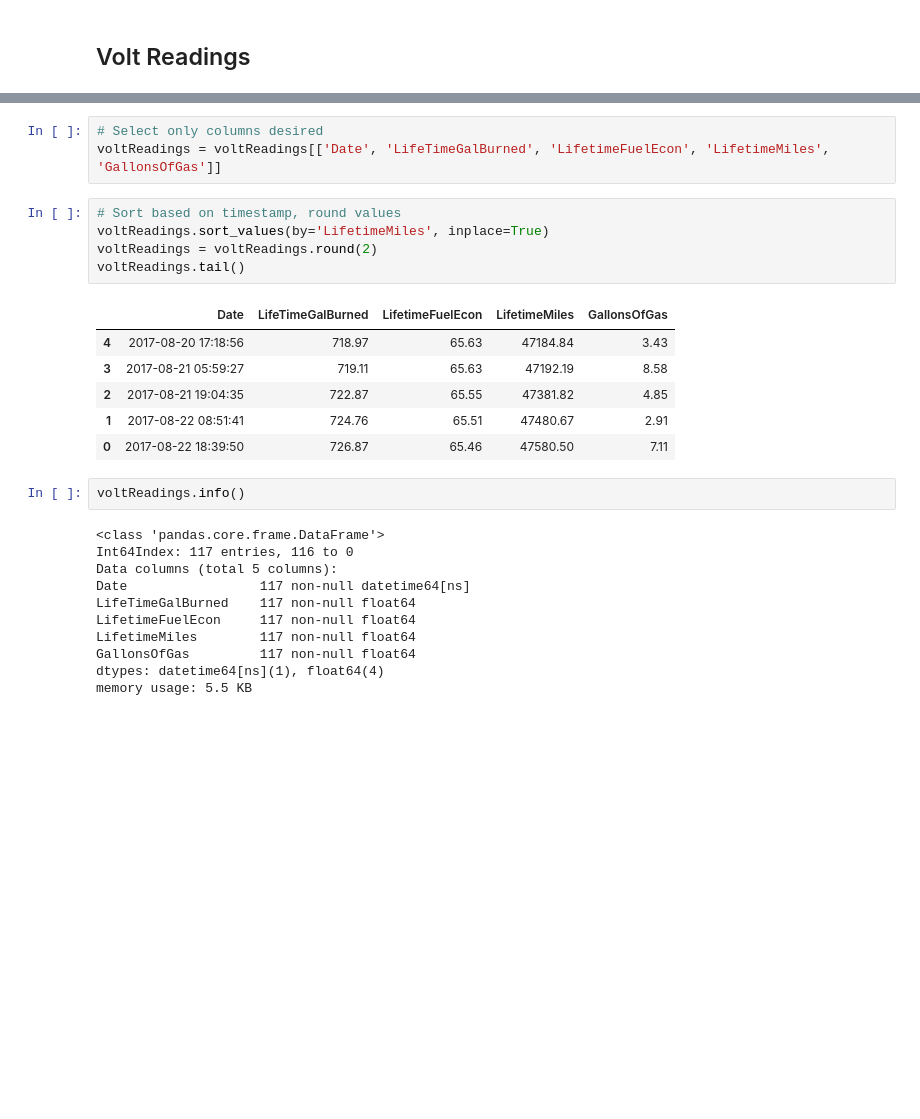
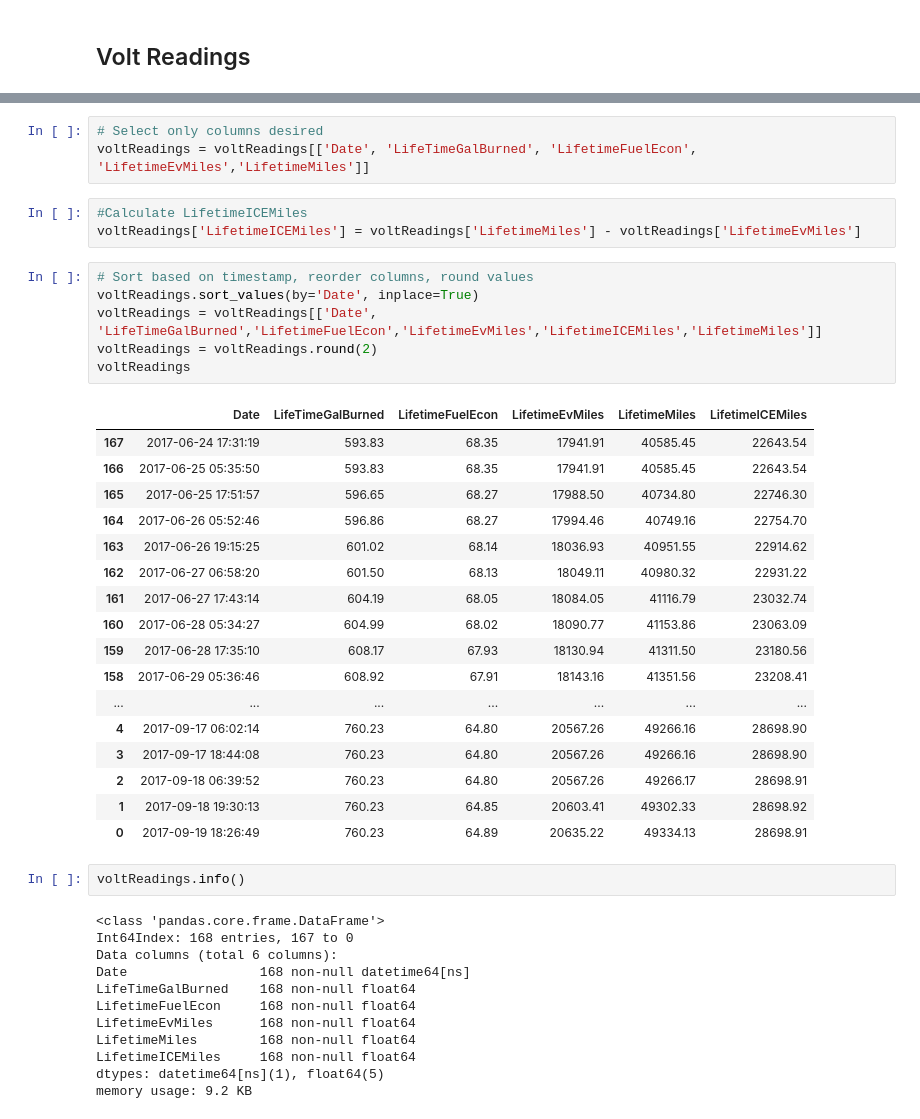
Before and after one commit to derek-palmer/volt-metrics, a Jupyter notebook: jupyter/volume/Volt Analytics.ipynb, the cells around one changed output, grey strips where cells are left out. Saved outputs shown, nothing was run; the diff lists cells and outputs as text; blank space fills up the shorter version.

Commit message:
Added calculation for Lifetime ICE miles, reordered columns in df

```diff
--- a/jupyter/volume/Volt Analytics.ipynb
+++ b/jupyter/volume/Volt Analytics.ipynb
@@ -114,28 +103,44 @@ voltReadings.head()
 # %%
 # Select only columns desired
-voltReadings = voltReadings[['Date', 'LifeTimeGalBurned', 'LifetimeFuelEcon', 'LifetimeMiles', 'GallonsOfGas']]
+voltReadings = voltReadings[['Date', 'LifeTimeGalBurned', 'LifetimeFuelEcon', 'LifetimeEvMiles','LifetimeMiles']]
+# %%
+#Calculate LifetimeICEMiles
+voltReadings['LifetimeICEMiles'] = voltReadings['LifetimeMiles'] - voltReadings['LifetimeEvMiles']
 # %%
-# Sort based on timestamp, round values
-voltReadings.sort_values(by='LifetimeMiles', inplace=True)
+# Sort based on timestamp, reorder columns, round values
+voltReadings.sort_values(by='Date', inplace=True)
+voltReadings = voltReadings[['Date', 'LifeTimeGalBurned','LifetimeFuelEcon','LifetimeEvMiles','LifetimeICEMiles','LifetimeMiles']]
 voltReadings = voltReadings.round(2)
-voltReadings.tail()
+voltReadings
 # %% [output]
-|  | Date | LifeTimeGalBurned | LifetimeFuelEcon | LifetimeMiles | GallonsOfGas |
-| 4 | 2017-08-20 17:18:56 | 718.97 | 65.63 | 47184.84 | 3.43 |
-| 3 | 2017-08-21 05:59:27 | 719.11 | 65.63 | 47192.19 | 8.58 |
-| 2 | 2017-08-21 19:04:35 | 722.87 | 65.55 | 47381.82 | 4.85 |
-| 1 | 2017-08-22 08:51:41 | 724.76 | 65.51 | 47480.67 | 2.91 |
-| 0 | 2017-08-22 18:39:50 | 726.87 | 65.46 | 47580.50 | 7.11 |
+|  | Date | LifeTimeGalBurned | LifetimeFuelEcon | LifetimeEvMiles | LifetimeMiles | LifetimeICEMiles |
+| 167 | 2017-06-24 17:31:19 | 593.83 | 68.35 | 17941.91 | 40585.45 | 22643.54 |
+| 166 | 2017-06-25 05:35:50 | 593.83 | 68.35 | 17941.91 | 40585.45 | 22643.54 |
+| 165 | 2017-06-25 17:51:57 | 596.65 | 68.27 | 17988.50 | 40734.80 | 22746.30 |
+| 164 | 2017-06-26 05:52:46 | 596.86 | 68.27 | 17994.46 | 40749.16 | 22754.70 |
+| 163 | 2017-06-26 19:15:25 | 601.02 | 68.14 | 18036.93 | 40951.55 | 22914.62 |
+| 162 | 2017-06-27 06:58:20 | 601.50 | 68.13 | 18049.11 | 40980.32 | 22931.22 |
+| 161 | 2017-06-27 17:43:14 | 604.19 | 68.05 | 18084.05 | 41116.79 | 23032.74 |
+| 160 | 2017-06-28 05:34:27 | 604.99 | 68.02 | 18090.77 | 41153.86 | 23063.09 |
+| 159 | 2017-06-28 17:35:10 | 608.17 | 67.93 | 18130.94 | 41311.50 | 23180.56 |
+| 158 | 2017-06-29 05:36:46 | 608.92 | 67.91 | 18143.16 | 41351.56 | 23208.41 |
+| ... | ... | ... | ... | ... | ... | ... |
+| 4 | 2017-09-17 06:02:14 | 760.23 | 64.80 | 20567.26 | 49266.16 | 28698.90 |
+| 3 | 2017-09-17 18:44:08 | 760.23 | 64.80 | 20567.26 | 49266.16 | 28698.90 |
+| 2 | 2017-09-18 06:39:52 | 760.23 | 64.80 | 20567.26 | 49266.17 | 28698.91 |
+| 1 | 2017-09-18 19:30:13 | 760.23 | 64.85 | 20603.41 | 49302.33 | 28698.92 |
+| 0 | 2017-09-19 18:26:49 | 760.23 | 64.89 | 20635.22 | 49334.13 | 28698.91 |
 # %%
 voltReadings.info()
 # %% [output]
 <class 'pandas.core.frame.DataFrame'>
-Int64Index: 117 entries, 116 to 0
-Data columns (total 5 columns):
-Date                 117 non-null datetime64[ns]
-LifeTimeGalBurned    117 non-null float64
-LifetimeFuelEcon     117 non-null float64
-LifetimeMiles        117 non-null float64
-GallonsOfGas         117 non-null float64
-dtypes: datetime64[ns](1), float64(4)
-memory usage: 5.5 KB
+Int64Index: 168 entries, 167 to 0
+Data columns (total 6 columns):
+Date                 168 non-null datetime64[ns]
+LifeTimeGalBurned    168 non-null float64
+LifetimeFuelEcon     168 non-null float64
+LifetimeEvMiles      168 non-null float64
+LifetimeMiles        168 non-null float64
+LifetimeICEMiles     168 non-null float64
+dtypes: datetime64[ns](1), float64(5)
+memory usage: 9.2 KB
```
Also changed, not shown: parts of 5 cells of this notebook.
